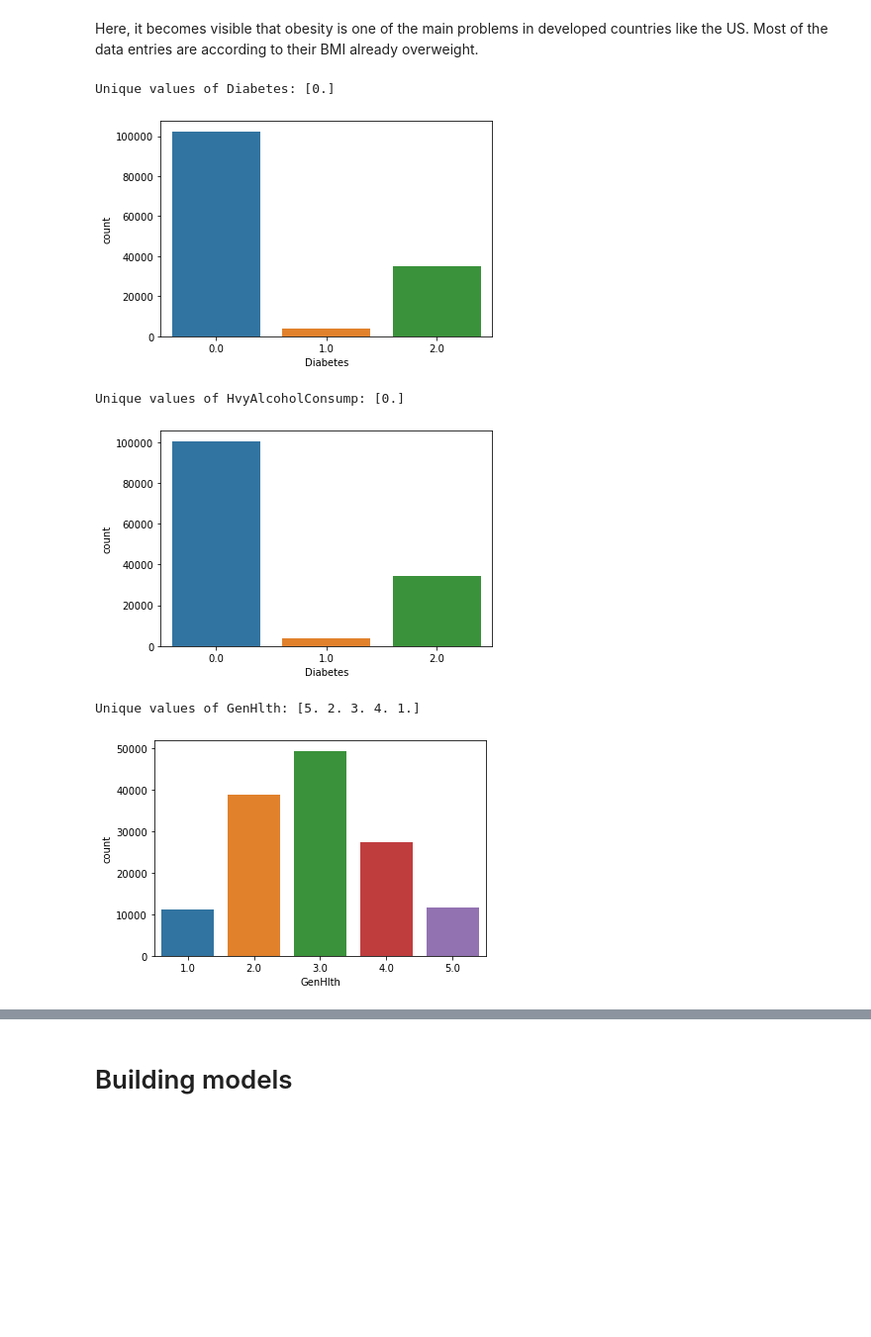
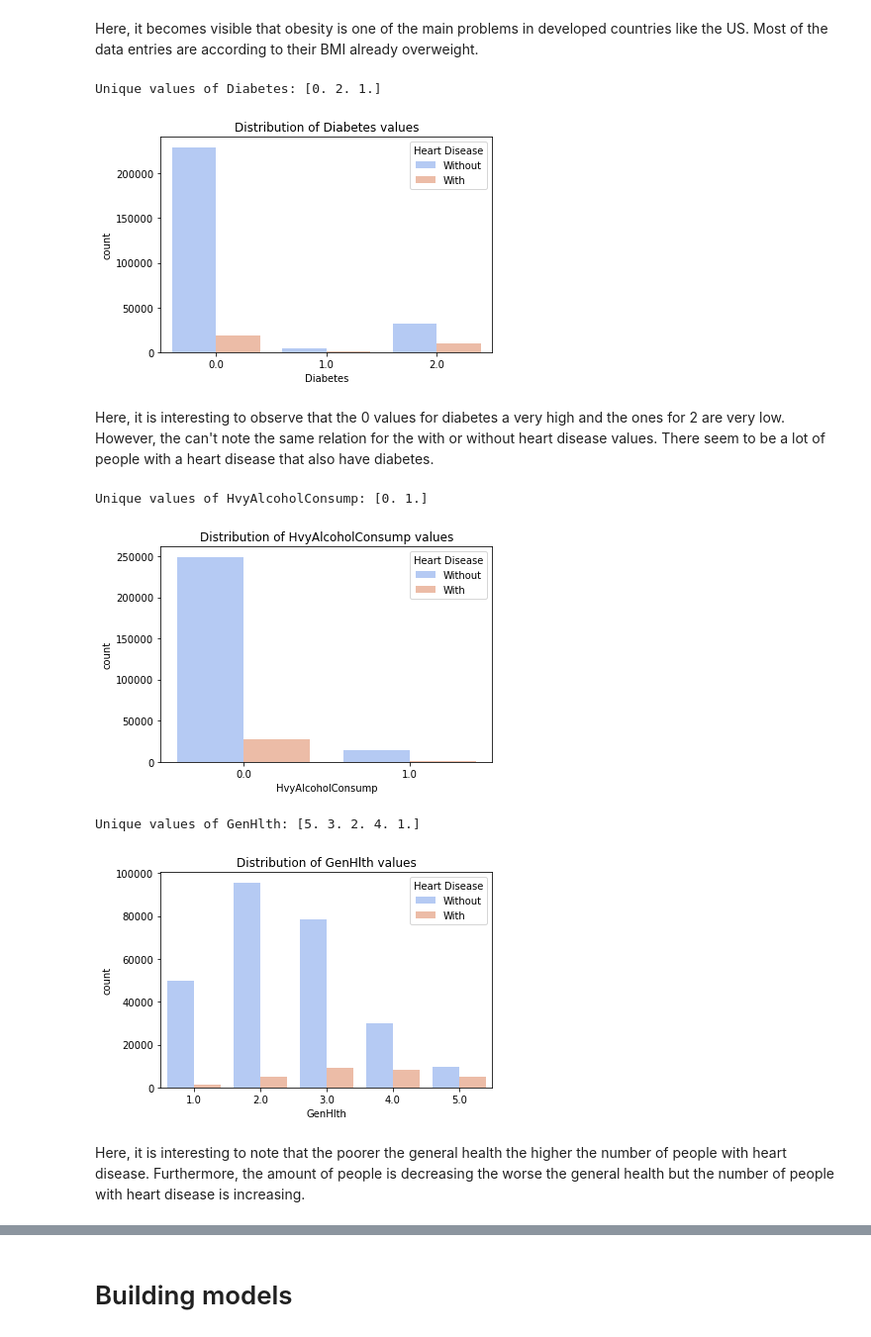
Before and after one commit to juliast224/heart-disease-prediction, a Jupyter notebook: Heart_disease_prediction.ipynb, the cells around one changed output, grey strips where cells are left out. Shown at 99% size. Drawn from its saved outputs; the diff is of its cells as text; code cells hidden in the pictures; blank space fills up the shorter version.

```diff
--- a/Heart_disease_prediction.ipynb
+++ b/Heart_disease_prediction.ipynb
@@ -94,6 +96,6 @@ set_config(display="diagram")
 # %%
 # Loading the dataset
-data_df = pd.read_csv("data/2015.csv")
+data_df = pd.read_csv("2015.csv")
 data_df.head()
 # %% [output]
 |  | _STATE | FMONTH | IDATE | IMONTH | IDAY | IYEAR | DISPCODE | SEQNO | _PSU | CTELENUM | ... | ... |
@@ -312,6 +324,7 @@ data_df_selected.describe()
 # %%
 # drop missing values
 entries_total = data_df_selected.shape
+data_df_selected = data_df_selected.drop(columns=['BPMEDS'])
 data_df_selected = data_df_selected.dropna()
 entries_after_drop = data_df_selected.shape
 print(entries_total, entries_after_drop)
@@ -334,5 +347,5 @@ data_df_selected = data_df_selected.rename(columns = {'_MICHD':'HeartDiseaseorAt
                                          'GENHLTH':'GenHlth', 'MENTHLTH':'MentHlth', 'PHYSHLTH':'PhysHlth', 'DIFFWALK':'DiffWalk',
                                          'SEX':'Sex', '_AGEG5YR':'Age', 'EDUCA':'Education', 'INCOME2':'Income',
                                          'EMPLOY1':'Employment',
-                                         'FLUSHOT6':'FluShot', 'CHCKIDNY':'KidneyDisease', 'BPMEDS':'MedHighBP'})
+                                         'FLUSHOT6':'FluShot', 'CHCKIDNY':'KidneyDisease'})
 # %% [markdown]
@@ -353,24 +366,28 @@ Index(['HeartDiseaseorAttack', 'HighBP', 'HighChol', 'CholCheck', 'BMI',
       dtype='object')
 # %%
 change_2_to_0 = ['HeartDiseaseorAttack', 'HighChol', 'Smoker', 'Stroke', 'PhysActivity', 'Fruits', 'Vegetables', 'AnyHealthcare', 'NoDocbcCost',
-                     'DiffWalk', 'Sex', 'FluShot', 'KidneyDisease', 'MedHighBP']
+                     'DiffWalk', 'Sex', 'FluShot', 'KidneyDisease']
 def preprocessing(df, list_a):
     # for the columns where a value of 2 is corresponding to 'no' change them to 0
     # delete 7 and 9 columns that represent 'I dont know' and 'Refused to answer' answers
     for x in list_a:
+        # remove 7 and 9 entries and change the 2 entries to 0
         df = df[df[x] != 7]
         df = df[df[x] != 9]
         df[x] = df[x].replace({2: 0})
         print(f'The unique values for column {x} are: ', df[x].unique())
+
         # count the number of entries with and without heart disease
         with_disease_counts = df[df['HeartDiseaseorAttack'] == 1][x].value_counts()
         without_disease_counts = df[df['HeartDiseaseorAttack'] == 0][x].value_counts()
         num_with_disease = with_disease_counts.loc[1] if 1 in with_disease_counts.index else 0
         num_without_disease = without_disease_counts.loc[1] if 1 in without_disease_counts.index else 0
+
         # create a bar plot with heart disease counts
         sns.countplot(x=x, hue='HeartDiseaseorAttack', data=df, palette='coolwarm')
+
         # show the counts in the legend
-        plt.legend(title='Heart Disease', labels=[f'Without ({num_without_disease})', f'With ({num_with_disease})'])
+        plt.legend(title='Heart Disease', labels=['Without', 'With'])
         plt.show()
     return df
 
@@ -425,25 +471,35 @@ Unique values of BMI: [0.]
 Here, it becomes visible that obesity is one of the main problems in developed countries like the US. Most of the data entries are according to their BMI already overweight.
 # %%
 #7 Diabetes
-# going to make this ordinal. 0 is for no diabetes or only during pregnancy, 1 is for pre-diabetes or borderline diabetes, 2 is for yes diabetes
-# Remove all 7 (dont knows)
-# Remove all 9 (refused)
+# make ordinal, 0 is for no diabetes or only during pregnancy, 1 is for pre-diabetes or borderline diabetes, 2 is for yes diabetes
 data_df_selected['Diabetes'] = data_df_selected['Diabetes'].replace({2:0, 3:0, 1:2, 4:1})
 data_df_selected = data_df_selected[data_df_selected.Diabetes != 7]
 data_df_selected = data_df_selected[data_df_selected.Diabetes != 9]
 
 # Display the unique values of Diabetes
 print('Unique values of Diabetes:', data_df_selected['Diabetes'].unique())
 
-# plot the distribution of the values
-sns.countplot(data=data_df_selected, x='Diabetes')
+# count the number of entries with and without heart disease
+with_disease_counts = data_df_selected[data_df_selected['HeartDiseaseorAttack'] == 1]['Diabetes'].value_counts()
+without_disease_counts = data_df_selected[data_df_selected['HeartDiseaseorAttack'] == 0]['Diabetes'].value_counts()
+num_with_disease = with_disease_counts.loc[1] if 1 in with_disease_counts.index else 0
+num_without_disease = without_disease_counts.loc[1] if 1 in without_disease_counts.index else 0
+
+# create a bar plot with heart disease counts
+sns.countplot(x='Diabetes', hue='HeartDiseaseorAttack', data=data_df_selected, palette='coolwarm')
+
+# show the counts in the legend
+plt.legend(title='Heart Disease', labels=['Without', 'With'])
+plt.title("Distribution of Diabetes values")
 plt.show()
 # %% [output]
-Unique values of Diabetes: [0.]
+Unique values of Diabetes: [0. 2. 1.]
-[figure, old version]
+[figure, new version]
+# %% [markdown]
+Here, it is interesting to observe that the 0 values for diabetes a very high and the ones for 2 are very low. However, the can't note the same relation for the with or without heart disease values. There seem to be a lot of people with a heart disease that also have diabetes.
 # %%
 #11 HvyAlcoholConsump
-# Change 1 to 0 (1 was no for heavy drinking). change all 2 to 1 (2 was yes for heavy drinking)
+# Change 1 to 0 (1 was no for heavy drinking). change all 2 to 1
 # remove all dont knows and missing 9
 data_df_selected['HvyAlcoholConsump'] = data_df_selected['HvyAlcoholConsump'].replace({1:0, 2:1})
 data_df_selected = data_df_selected[data_df_selected.HvyAlcoholConsump != 9]
@@ -451,15 +507,25 @@ data_df_selected = data_df_selected[data_df_selected.HvyAlcoholConsump != 9]
 # Display the unique values of HvyAlcoholConsump
 print('Unique values of HvyAlcoholConsump:', data_df_selected['HvyAlcoholConsump'].unique())
 
-# plot the distribution of the values
-sns.countplot(data=data_df_selected, x='Diabetes')
+# count the number of entries with and without heart disease
+with_disease_counts = data_df_selected[data_df_selected['HeartDiseaseorAttack'] == 1]['HvyAlcoholConsump'].value_counts()
+without_disease_counts = data_df_selected[data_df_selected['HeartDiseaseorAttack'] == 0]['HvyAlcoholConsump'].value_counts()
+num_with_disease = with_disease_counts.loc[1] if 1 in with_disease_counts.index else 0
+num_without_disease = without_disease_counts.loc[1] if 1 in without_disease_counts.index else 0
+
+# create a bar plot with heart disease counts
+sns.countplot(x='HvyAlcoholConsump', hue='HeartDiseaseorAttack', data=data_df_selected, palette='coolwarm')
+
+# show the counts in the legend
+plt.legend(title='Heart Disease', labels=['Without', 'With'])
+plt.title("Distribution of HvyAlcoholConsump values")
 plt.show()
 # %% [output]
-Unique values of HvyAlcoholConsump: [0.]
+Unique values of HvyAlcoholConsump: [0. 1.]
-[figure, old version]
+[figure, new version]
 # %%
 #14 GenHlth
-# This is an ordinal variable that should be kept (1 is Excellent -> 5 is Poor)
+# This is an ordinal variable (1 is Excellent -> 5 is Poor)
 # Remove 7 and 9 for don't know and refused
 data_df_selected = data_df_selected[data_df_selected.GenHlth != 7]
 data_df_selected = data_df_selected[data_df_selected.GenHlth != 9]
@@ -467,11 +533,23 @@ data_df_selected = data_df_selected[data_df_selected.GenHlth != 9]
 # Display the unique values of GenHlth
 print('Unique values of GenHlth:', data_df_selected['GenHlth'].unique())
 
-# Plot a countplot of GenHlth
-sns.countplot(data=data_df_selected, x='GenHlth')
+# count the number of entries with and without heart disease
+with_disease_counts = data_df_selected[data_df_selected['HeartDiseaseorAttack'] == 1]['GenHlth'].value_counts()
+without_disease_counts = data_df_selected[data_df_selected['HeartDiseaseorAttack'] == 0]['GenHlth'].value_counts()
+num_with_disease = with_disease_counts.loc[1] if 1 in with_disease_counts.index else 0
+num_without_disease = without_disease_counts.loc[1] if 1 in without_disease_counts.index else 0
+
+# create a bar plot with heart disease counts
+sns.countplot(x='GenHlth', hue='HeartDiseaseorAttack', data=data_df_selected, palette='coolwarm')
+
+# show the counts in the legend
+plt.legend(title='Heart Disease', labels=['Without', 'With'])
+plt.title("Distribution of GenHlth values")
 plt.show()
 # %% [output]
-Unique values of GenHlth: [5. 2. 3. 4. 1.]
+Unique values of GenHlth: [5. 3. 2. 4. 1.]
-[figure, old version]
+[figure, new version]
+# %% [markdown]
+Here, it is interesting to note that the poorer the general health the higher the number of people with heart disease. Furthermore, the amount of people is decreasing the worse the general health but the number of people with heart disease is increasing.
 # %%
 #15 MentHlth
```
Also changed, not shown: parts of 39 cells of this notebook, 1 other file.
